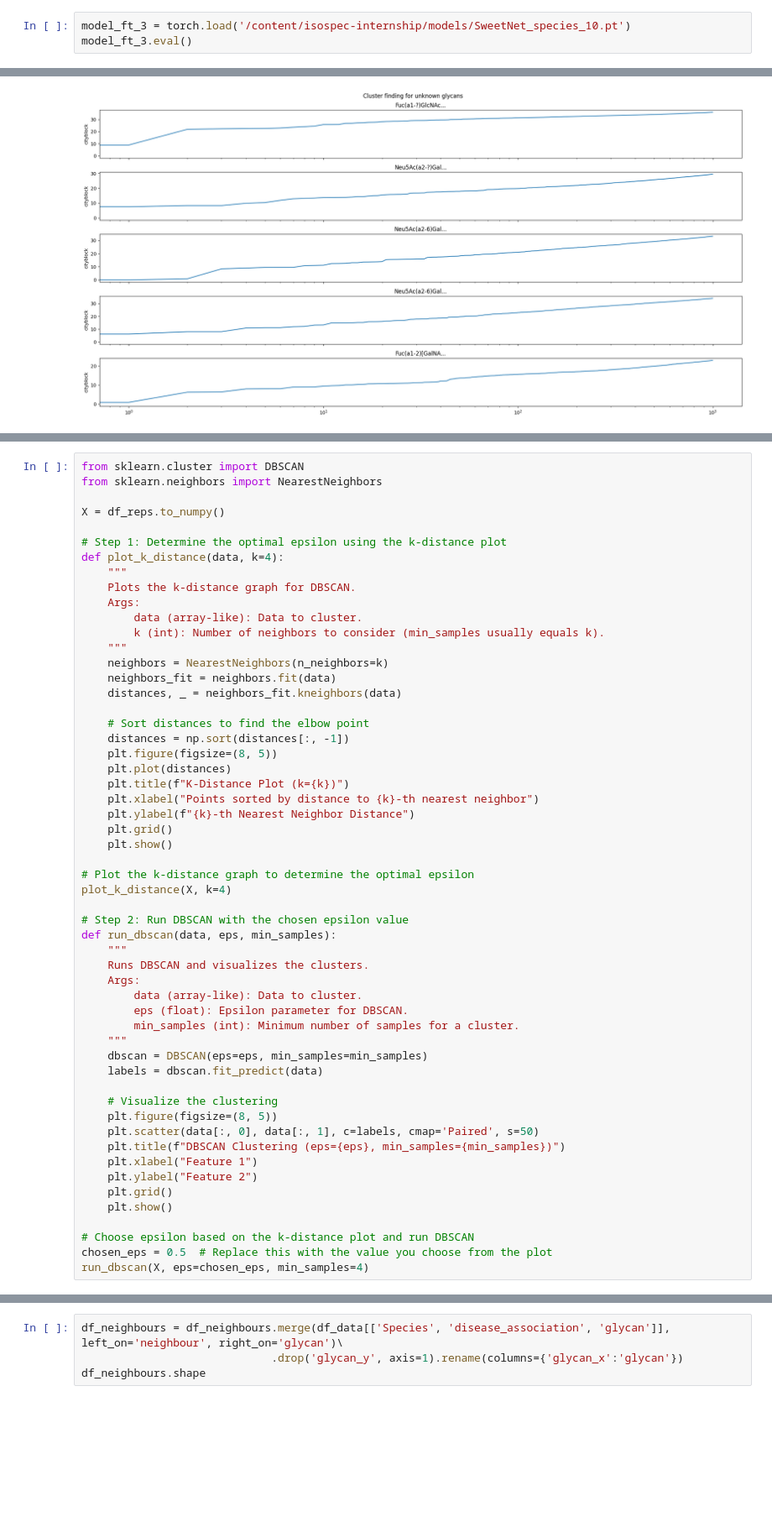
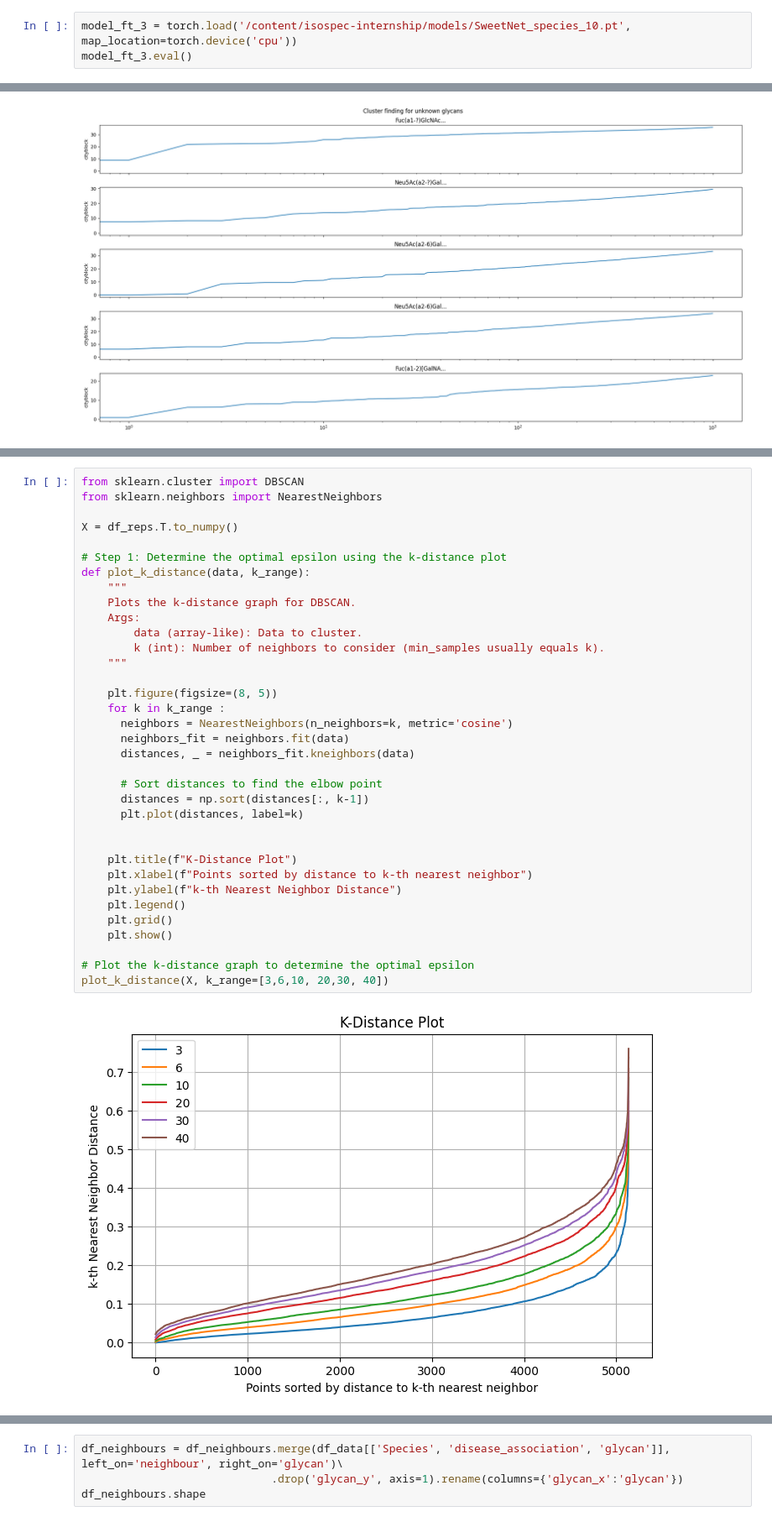
Before and after one commit to PhiCtl/glycan-biomarkers, a Jupyter notebook: notebooks/glycan_embedding.ipynb, the cells around one changed output, grey strips where cells are left out. Shown at 84% size. Drawn from its saved outputs; the diff is of its cells as text; blank space fills up the shorter version.

```diff
--- a/notebooks/glycan_embedding.ipynb
+++ b/notebooks/glycan_embedding.ipynb
@@ -162,7 +179,7 @@ torch.save(model_ft_3, '/content/SweetNet_species_10.pt')
 # %% [markdown]
 ### 2.2.2 Retrieving trained model weights
 # %%
-model_ft_3 = torch.load('/content/isospec-internship/models/SweetNet_species_10.pt')
+model_ft_3 = torch.load('/content/isospec-internship/models/SweetNet_species_10.pt', map_location=torch.device('cpu'))
 model_ft_3.eval()
 # %% [output]
 SweetNet(
@@ -320,55 +339,37 @@ plt.show()
 # %%
 from sklearn.cluster import DBSCAN
 from sklearn.neighbors import NearestNeighbors
 
-X = df_reps.to_numpy()
+X = df_reps.T.to_numpy()
 
 # Step 1: Determine the optimal epsilon using the k-distance plot
-def plot_k_distance(data, k=4):
+def plot_k_distance(data, k_range):
     """
     Plots the k-distance graph for DBSCAN.
     Args:
         data (array-like): Data to cluster.
         k (int): Number of neighbors to consider (min_samples usually equals k).
     """
-    neighbors = NearestNeighbors(n_neighbors=k)
-    neighbors_fit = neighbors.fit(data)
-    distances, _ = neighbors_fit.kneighbors(data)
 
-    # Sort distances to find the elbow point
-    distances = np.sort(distances[:, -1])
     plt.figure(figsize=(8, 5))
-    plt.plot(distances)
-    plt.title(f"K-Distance Plot (k={k})")
-    plt.xlabel("Points sorted by distance to {k}-th nearest neighbor")
-    plt.ylabel(f"{k}-th Nearest Neighbor Distance")
+    for k in k_range :
+      neighbors = NearestNeighbors(n_neighbors=k, metric='cosine')
+      neighbors_fit = neighbors.fit(data)
+      distances, _ = neighbors_fit.kneighbors(data)
+
+      # Sort distances to find the elbow point
+      distances = np.sort(distances[:, k-1])
+      plt.plot(distances, label=k)
+
+
+    plt.title(f"K-Distance Plot")
+    plt.xlabel(f"Points sorted by distance to k-th nearest neighbor")
+    plt.ylabel(f"k-th Nearest Neighbor Distance")
+    plt.legend()
     plt.grid()
     plt.show()
 
 # Plot the k-distance graph to determine the optimal epsilon
-plot_k_distance(X, k=4)
-
-# Step 2: Run DBSCAN with the chosen epsilon value
-def run_dbscan(data, eps, min_samples):
-    """
-    Runs DBSCAN and visualizes the clusters.
-    Args:
-        data (array-like): Data to cluster.
-        eps (float): Epsilon parameter for DBSCAN.
-        min_samples (int): Minimum number of samples for a cluster.
-    """
-    dbscan = DBSCAN(eps=eps, min_samples=min_samples)
-    labels = dbscan.fit_predict(data)
-
-    # Visualize the clustering
-    plt.figure(figsize=(8, 5))
-    plt.scatter(data[:, 0], data[:, 1], c=labels, cmap='Paired', s=50)
-    plt.title(f"DBSCAN Clustering (eps={eps}, min_samples={min_samples})")
-    plt.xlabel("Feature 1")
-    plt.ylabel("Feature 2")
-    plt.grid()
-    plt.show()
-
-# Choose epsilon based on the k-distance plot and run DBSCAN
-chosen_eps = 0.5  # Replace this with the value you choose from the plot
-run_dbscan(X, eps=chosen_eps, min_samples=4)
+plot_k_distance(X, k_range=[3,6,10, 20,30, 40])
+# %% [output]
+[figure, added]
```
Also changed, not shown: parts of 8 cells of this notebook.
